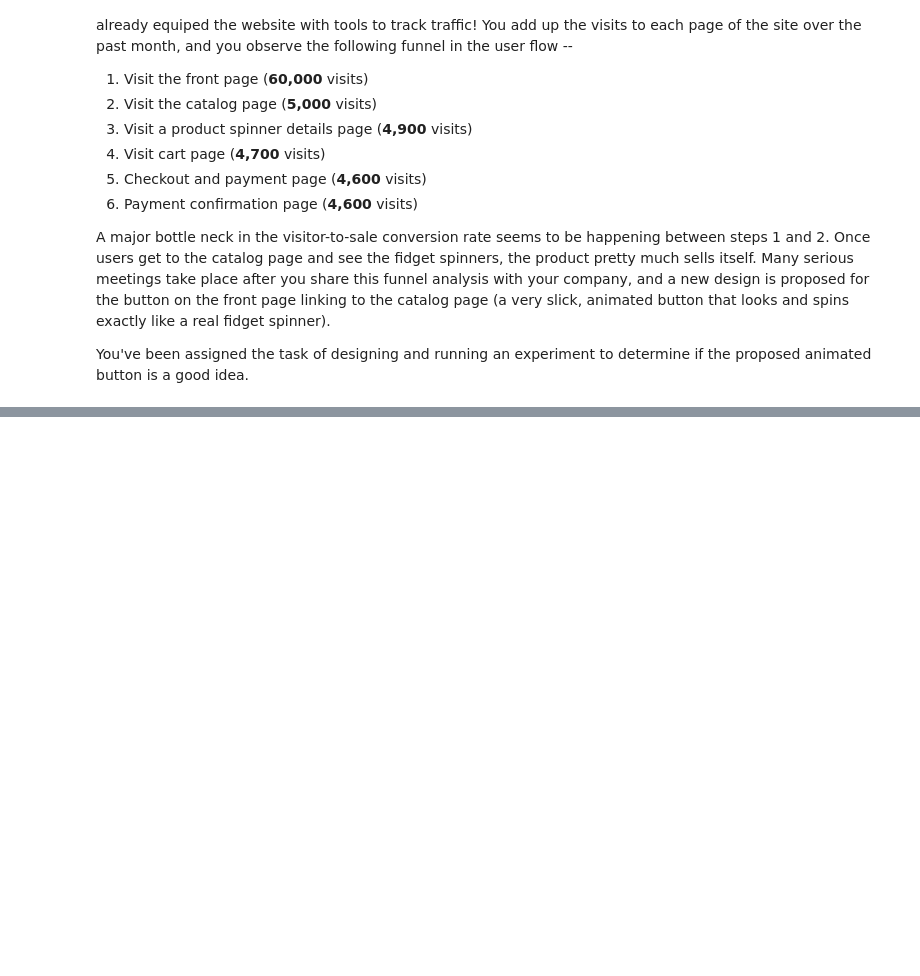
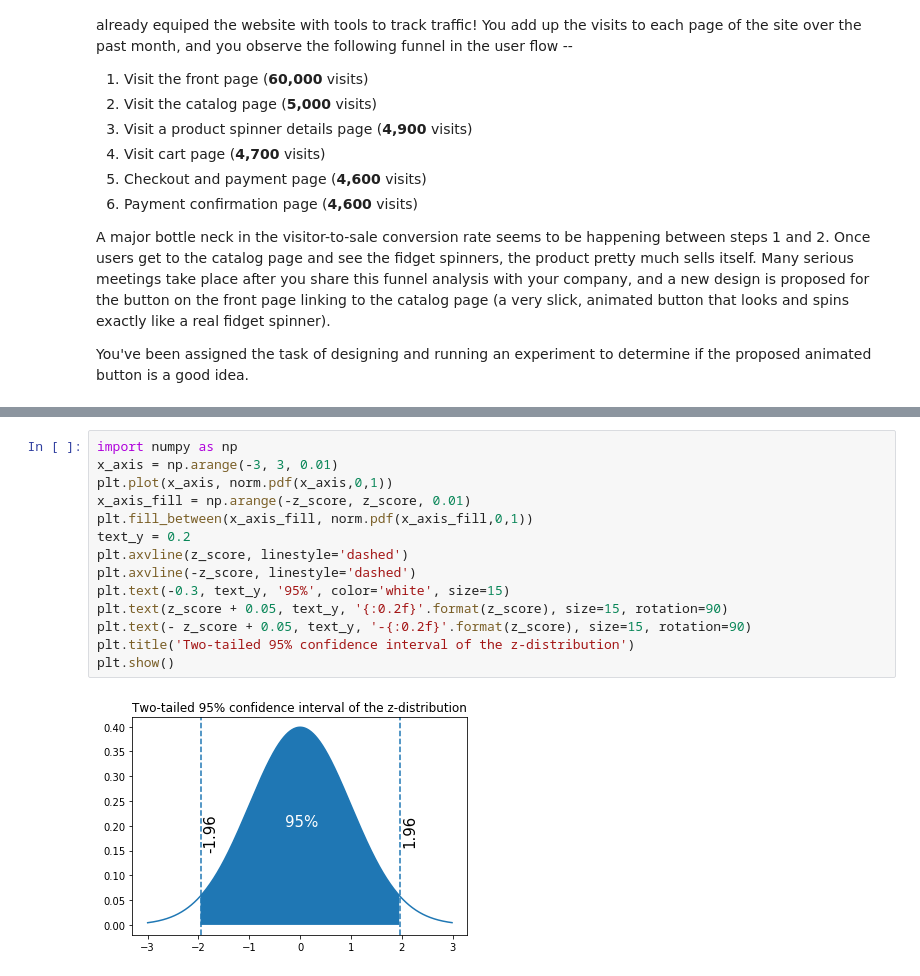
Before and after one commit to sameerank/ab-testing, a Jupyter notebook: power analysis.ipynb, the cells around one changed output, grey strips where cells are left out. Saved outputs shown, nothing was run; the diff lists cells and outputs as text; blank space fills up the shorter version.

```diff
--- a/power analysis.ipynb
+++ b/power analysis.ipynb
@@ -50,0 +103,16 @@ Changing the catalog button to a spinning fidget button will increase the __clic
+# %%
+import numpy as np
+x_axis = np.arange(-3, 3, 0.01)
+plt.plot(x_axis, norm.pdf(x_axis,0,1))
+x_axis_fill = np.arange(-z_score, z_score, 0.01)
+plt.fill_between(x_axis_fill, norm.pdf(x_axis_fill,0,1))
+text_y = 0.2
+plt.axvline(z_score, linestyle='dashed')
+plt.axvline(-z_score, linestyle='dashed')
+plt.text(-0.3, text_y, '95%', color='white', size=15)
+plt.text(z_score + 0.05, text_y, '{:0.2f}'.format(z_score), size=15, rotation=90)
+plt.text(- z_score + 0.05, text_y, '-{:0.2f}'.format(z_score), size=15, rotation=90)
+plt.title('Two-tailed 95% confidence interval of the z-distribution')
+plt.show()
+# %% [output]
+[figure, added]
```
Also changed, not shown: parts of 8 cells of this notebook.
